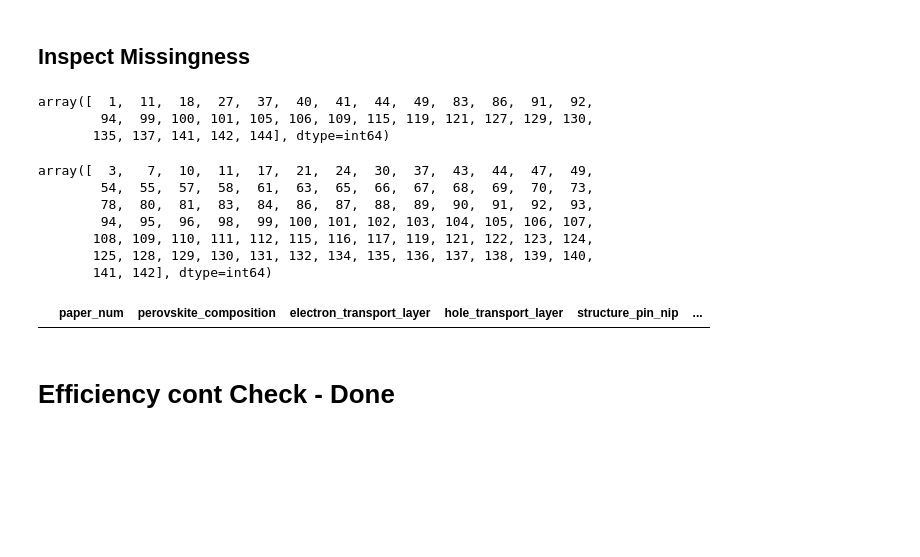
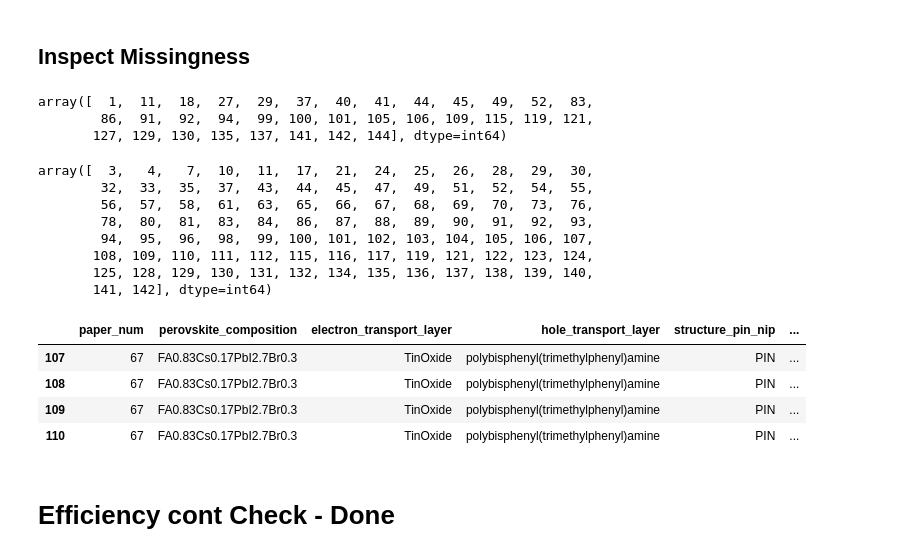
Before and after one commit to kanggunh/DSC180_B11_Q2, a Jupyter notebook: expanding_annotation.ipynb, the cells around one changed output. Drawn from its saved outputs; the diff is of its cells as text; code cells hidden in the pictures; blank space fills up the shorter version.

```diff
--- a/expanding_annotation.ipynb
+++ b/expanding_annotation.ipynb
@@ -70,0 +51,3 @@ df_expanded[df_expanded['paper_num'] == 4]
+# %%
+df_expanded = df_expanded.drop(['test'], axis=1)
+df_expanded
@@ -317,23 +314,28 @@ array([  0,   2,   5,   6,   7,   8,   9,  10,  12,  13,  14,  15,  16,
 # %%
 df_expanded[df_expanded['perovskite_composition'].isnull()]['paper_num'].unique()
 # %% [output]
-array([  1,  11,  18,  27,  37,  40,  41,  44,  49,  83,  86,  91,  92,
-        94,  99, 100, 101, 105, 106, 109, 115, 119, 121, 127, 129, 130,
-       135, 137, 141, 142, 144], dtype=int64)
+array([  1,  11,  18,  27,  29,  37,  40,  41,  44,  45,  49,  52,  83,
+        86,  91,  92,  94,  99, 100, 101, 105, 106, 109, 115, 119, 121,
+       127, 129, 130, 135, 137, 141, 142, 144], dtype=int64)
 # %%
 df_expanded[df_expanded['passivating_molecule'].isnull()]['paper_num'].unique()
 # %% [output]
-array([  3,   7,  10,  11,  17,  21,  24,  30,  37,  43,  44,  47,  49,
-        54,  55,  57,  58,  61,  63,  65,  66,  67,  68,  69,  70,  73,
+array([  3,   4,   7,  10,  11,  17,  21,  24,  25,  26,  28,  29,  30,
+        32,  33,  35,  37,  43,  44,  45,  47,  49,  51,  52,  54,  55,
+        56,  57,  58,  61,  63,  65,  66,  67,  68,  69,  70,  73,  76,
         78,  80,  81,  83,  84,  86,  87,  88,  89,  90,  91,  92,  93,
         94,  95,  96,  98,  99, 100, 101, 102, 103, 104, 105, 106, 107,
        108, 109, 110, 111, 112, 115, 116, 117, 119, 121, 122, 123, 124,
        125, 128, 129, 130, 131, 132, 134, 135, 136, 137, 138, 139, 140,
        141, 142], dtype=int64)
 # %%
-df_expanded[df_expanded['paper_num'] == 4]
+df_expanded[df_expanded['paper_num'] == 67]
 # %% [output]
 |  | paper_num | perovskite_composition | electron_transport_layer | hole_transport_layer | structure_pin_nip | ... |
+| 107 | 67 | FA0.83Cs0.17PbI2.7Br0.3 | TinOxide | polybisphenyl(trimethylphenyl)amine | PIN | ... |
+| 108 | 67 | FA0.83Cs0.17PbI2.7Br0.3 | TinOxide | polybisphenyl(trimethylphenyl)amine | PIN | ... |
+| 109 | 67 | FA0.83Cs0.17PbI2.7Br0.3 | TinOxide | polybisphenyl(trimethylphenyl)amine | PIN | ... |
+| 110 | 67 | FA0.83Cs0.17PbI2.7Br0.3 | TinOxide | polybisphenyl(trimethylphenyl)amine | PIN | ... |
 # %% [markdown]
 # Efficiency cont Check - Done
 # %%
```
Also changed, not shown: parts of 3 cells of this notebook, 2 other files.
